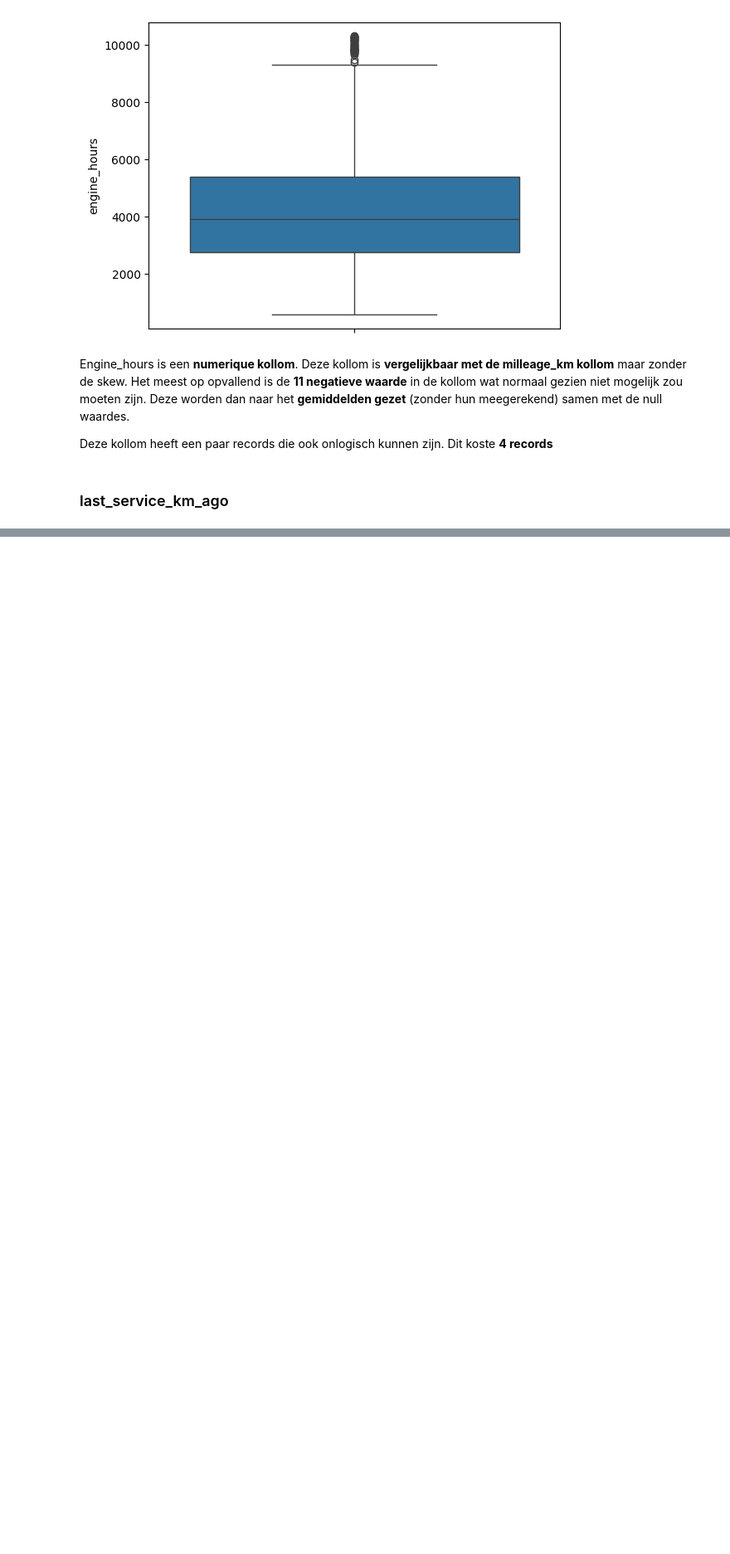
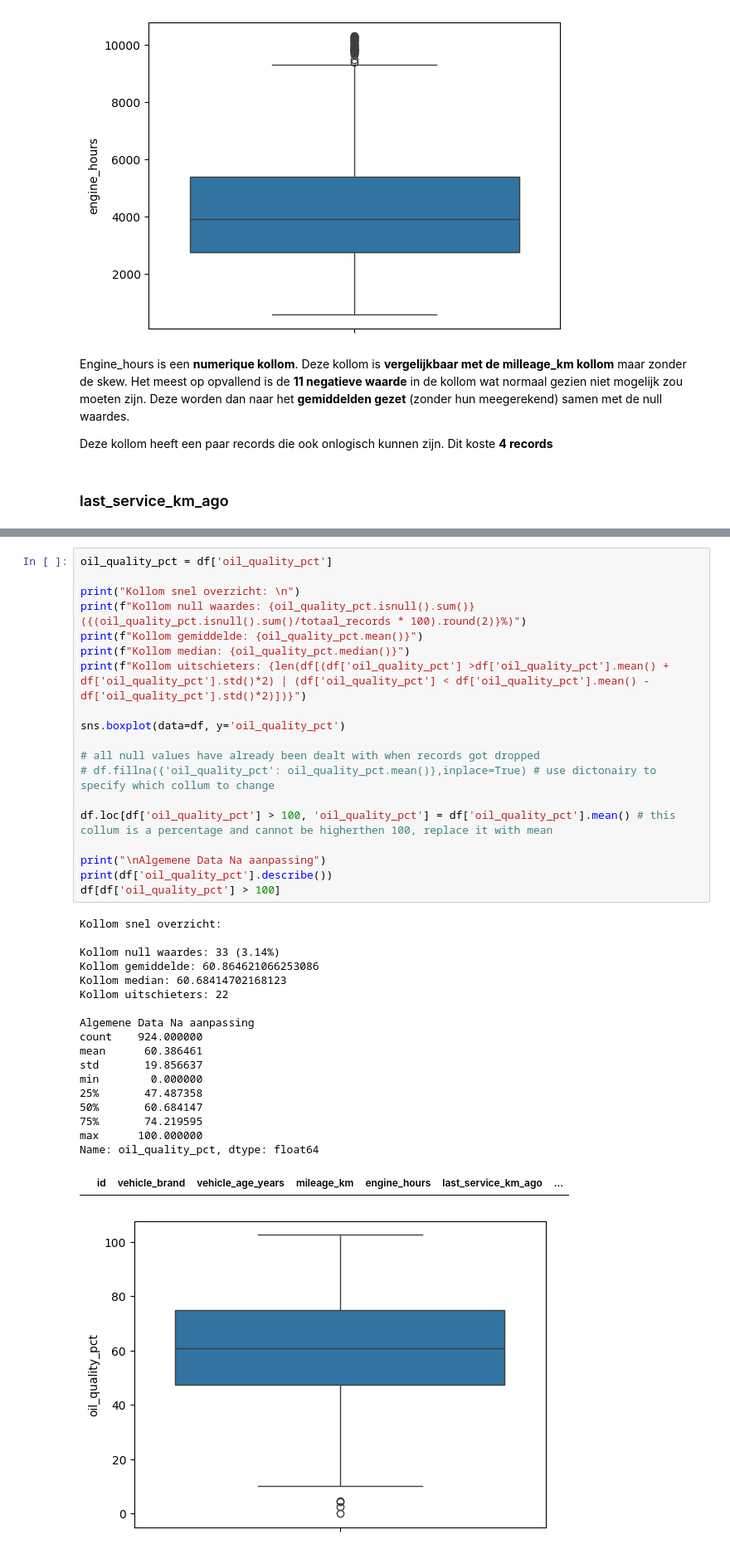
Before and after one commit to MilanMartens/DE-AI-mannen, a Jupyter notebook: notebooks/SLJ-EDA.ipynb, the cells around one changed output, grey strips where cells are left out. Shown at 83% size. Saved outputs shown, nothing was run; the diff lists cells and outputs as text; blank space fills up the shorter version.

Commit message:
Oil_quality_percentage

```diff
--- a/notebooks/SLJ-EDA.ipynb
+++ b/notebooks/SLJ-EDA.ipynb
@@ -352,0 +369,39 @@ Last_service_km_ago is een **numerique kollom**. Het is een redelijk simpele kol
+# %%
+oil_quality_pct = df['oil_quality_pct']
+
+print("Kollom snel overzicht: \n")
+print(f"Kollom null waardes: {oil_quality_pct.isnull().sum()} ({(oil_quality_pct.isnull().sum()/totaal_records * 100).round(2)}%)")
+print(f"Kollom gemiddelde: {oil_quality_pct.mean()}")
+print(f"Kollom median: {oil_quality_pct.median()}")
+print(f"Kollom uitschieters: {len(df[(df['oil_quality_pct'] >df['oil_quality_pct'].mean() + df['oil_quality_pct'].std()*2) | (df['oil_quality_pct'] < df['oil_quality_pct'].mean() - df['oil_quality_pct'].std()*2)])}")
+
+sns.boxplot(data=df, y='oil_quality_pct')
+
+# all null values have already been dealt with when records got dropped
+# df.fillna({'oil_quality_pct': oil_quality_pct.mean()},inplace=True) # use dictonairy to specify which collum to change
+
+df.loc[df['oil_quality_pct'] > 100, 'oil_quality_pct'] = df['oil_quality_pct'].mean() # this collum is a percentage and cannot be higherthen 100, replace it with mean
+
+print("\nAlgemene Data Na aanpassing")
+print(df['oil_quality_pct'].describe())
+df[df['oil_quality_pct'] > 100]
+# %% [output]
+Kollom snel overzicht:
+
+Kollom null waardes: 33 (3.14%)
+Kollom gemiddelde: 60.864621066253086
+Kollom median: 60.68414702168123
+Kollom uitschieters: 22
+
+Algemene Data Na aanpassing
+count    924.000000
+mean      60.386461
+std       19.856637
+min        0.000000
+25%       47.487358
+50%       60.684147
+75%       74.219595
+max      100.000000
+Name: oil_quality_pct, dtype: float64
+|  | id | vehicle_brand | vehicle_age_years | mileage_km | engine_hours | last_service_km_ago | ... |
+[figure, added]
```
Also changed, not shown: parts of 4 cells of this notebook.
